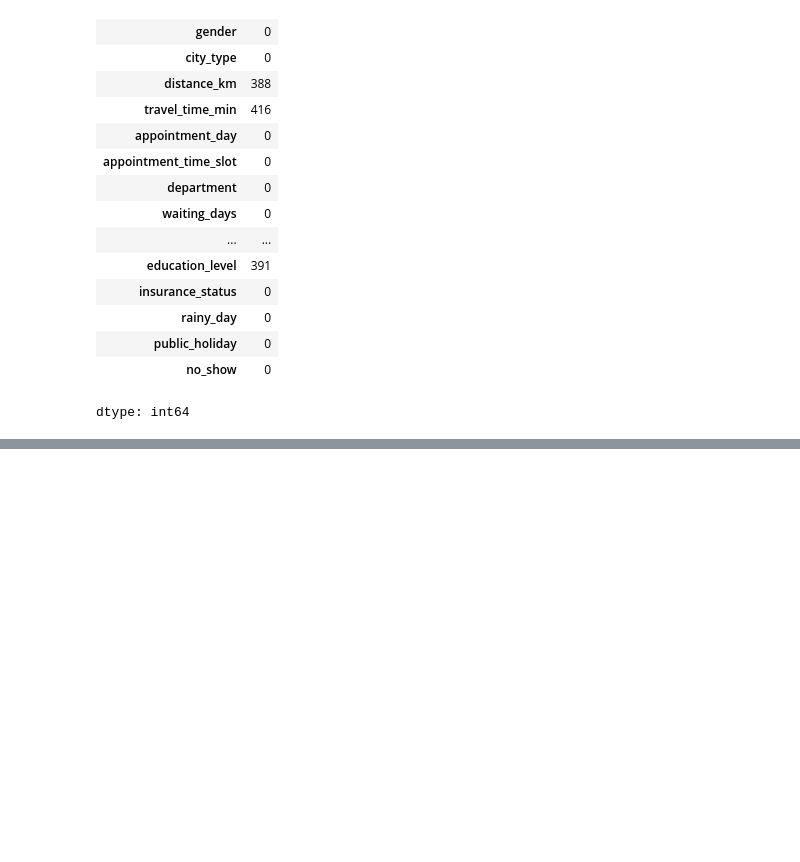
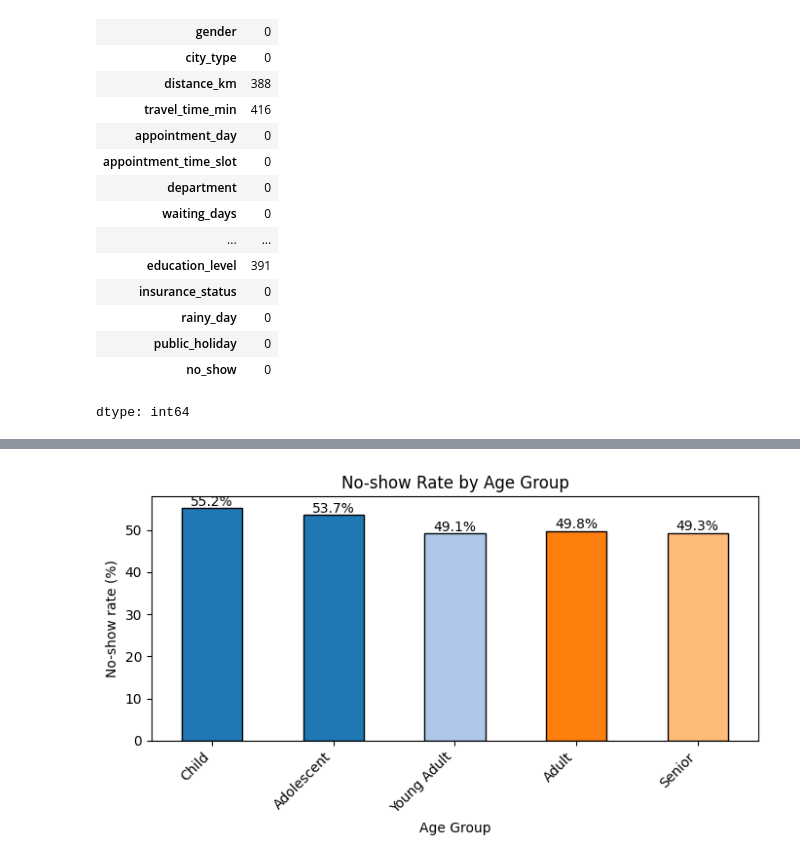
Before and after one commit to IAMLATI/Patient-DNA-Hospital-Appointment, a Jupyter notebook: Patient_Dna.ipynb, the cells around one changed output, grey strips where cells are left out. Cells and saved outputs as stored; diff of their text form; code cells hidden in the pictures; blank space fills up the shorter version.

```diff
--- a/Patient_Dna.ipynb
+++ b/Patient_Dna.ipynb
@@ -81,0 +335,8 @@ dtype: int64
+# %%
+df['age'] = df['age'].astype(int)
+# %%
+bins = [0, 12, 17, 24, 64, np.inf]
+labels = ['Child', 'Adolescent', 'Young Adult', 'Adult', 'Senior']
+
+df['age_group'] = pd.cut(df['age'], bins = bins, labels = labels, right = True)
+print(df[['age', 'age_group']].head(20))
@@ -81,0 +378,3 @@ dtype: int64
+# %%
+age_gb_percentage = df.groupby('age_group')['no_show'].mean() * 100
+age_gb_percentage
@@ -81,0 +390,14 @@ dtype: int64
+# %%
+cmap = cm.get_cmap('tab20', N)
+colors = [cmap(i) for i in range(N)]
+ax = age_gb_percentage.plot(kind='bar', figsize=(7, 4), edgecolor='black', color = colors)
+ax.set_title('No-show Rate by Age Group')
+ax.set_xlabel('Age Group')
+ax.set_ylabel('No-show rate (%)')
+for i, v in enumerate(age_gb_percentage):
+    ax.text(i, v + 0.5, f"{v:.1f}%", ha='center')
+plt.xticks(rotation=45, ha='right')
+plt.tight_layout()
+plt.show()
+# %% [output]
+[figure, added]
```
Also changed, not shown: parts of 28 cells of this notebook.
